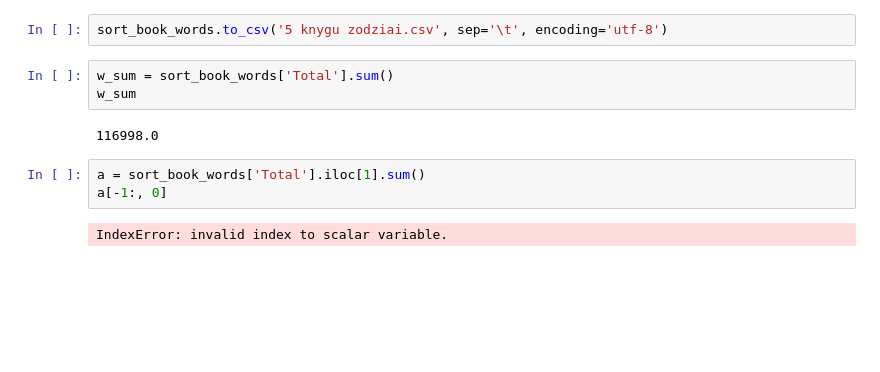
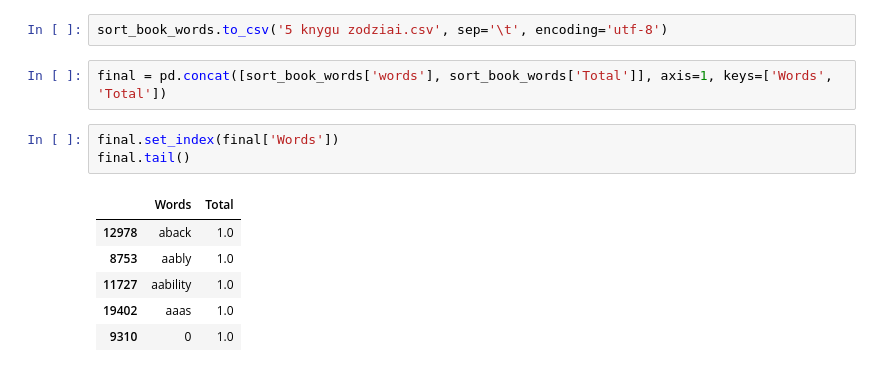
Before and after one commit to jjaabb/Book-words-counts, a Jupyter notebook: Merge book csv files.ipynb, the cells around one changed output. Cells and saved outputs as stored; diff of their text form; blank space fills up the shorter version.

```diff
--- a/Merge book csv files.ipynb
+++ b/Merge book csv files.ipynb
@@ -142,13 +145,15 @@ sort_book_words.head()
 | 4 | could | 856.0 | 87.0 | 81.0 | 127.0 | 110.0 | 1261.0 |
 # %%
 sort_book_words.to_csv('5 knygu zodziai.csv', sep='\t', encoding='utf-8')
-# %%
-w_sum = sort_book_words['Total'].sum()
-w_sum
-# %% [output]
-116998.0
-# %%
-a = sort_book_words['Total'].iloc[1].sum()
-a[-1:, 0]
-# %% [output]
-IndexError: invalid index to scalar variable.
+# %%
+final = pd.concat([sort_book_words['words'], sort_book_words['Total']], axis=1, keys=['Words', 'Total'])
+# %%
+final.set_index(final['Words'])
+final.tail()
+# %% [output]
+|  | Words | Total |
+| 12978 | aback | 1.0 |
+| 8753 | aably | 1.0 |
+| 11727 | aability | 1.0 |
+| 19402 | aaas | 1.0 |
+| 9310 | 0 | 1.0 |
```
Also changed, not shown: parts of 9 cells of this notebook, 1 other file.
